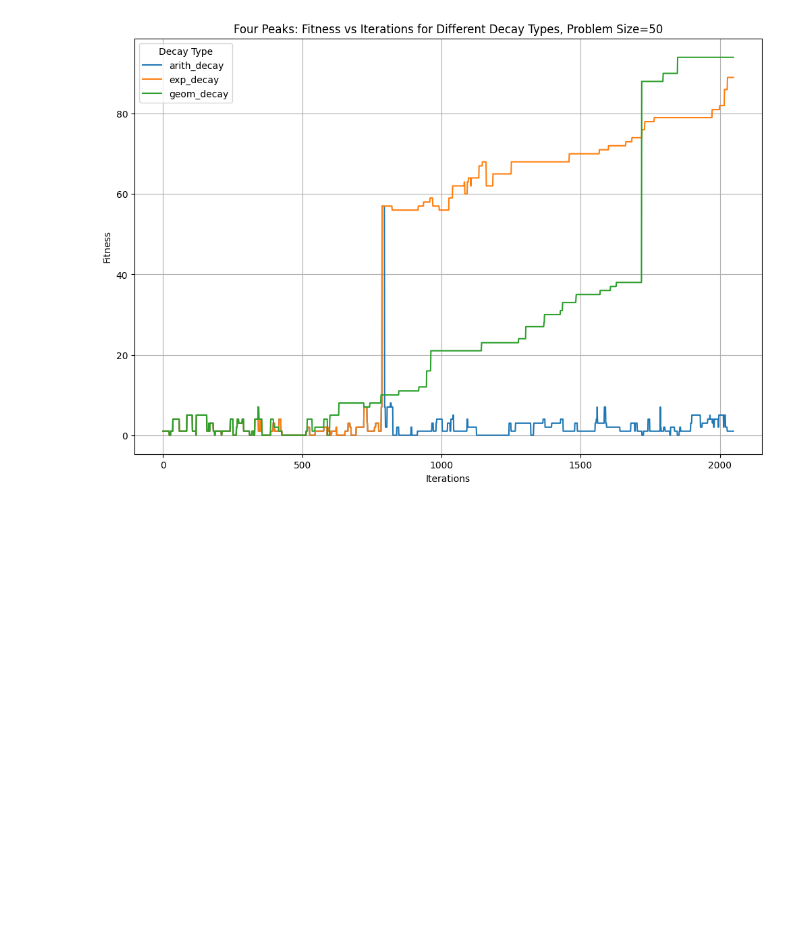
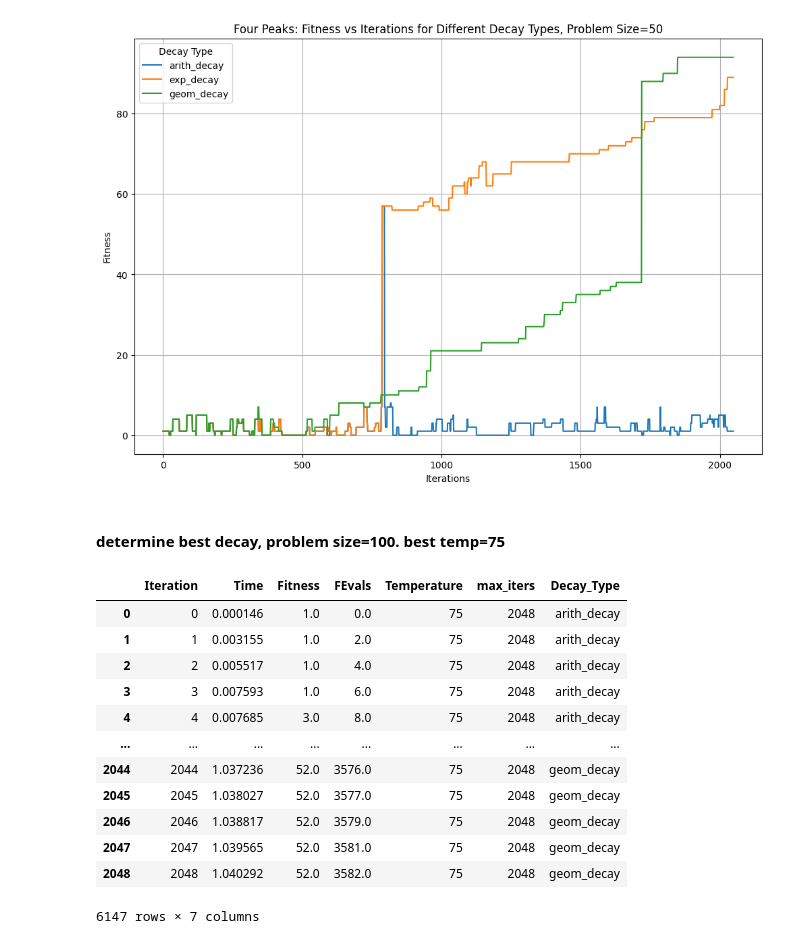
Before and after one commit to melodyyu/cs7641-a2-optimization, a Jupyter notebook: 4peaks_optimization.ipynb, the cells around one changed output. Cells and saved outputs as stored; diff of their text form; code cells hidden in the pictures; blank space fills up the shorter version.

```diff
--- a/4peaks_optimization.ipynb
+++ b/4peaks_optimization.ipynb
@@ -926,3 +926,52 @@ plt.grid(True)
 plt.show()
 # %% [output]
 [figure]
+# %% [markdown]
+#### determine best decay, problem size=100. best temp=75
+# %%
+for decay_name, decay_class in decay_types.items():
+    sa_runner = mlrose_hiive.SARunner(
+        problem=fourpeaks_problem_100,
+        experiment_name=f"SA_4peaks_Experiment_{decay_name}",
+        output_directory=None,
+        seed=55,
+        iteration_list=2**np.arange(12),
+        max_attempts=200,
+        temperature_list=[75],
+        decay_list=[decay_class]
+    )
+
+    # Run the experiment
+    sa_run_stats, sa_run_curves = sa_runner.run()
+
+    # Add decay type to the results
+    sa_run_stats['Decay_Type'] = decay_name
+    sa_run_curves['Decay_Type'] = decay_name
+
+    # Append to the list of all results
+    all_run_stats.append(sa_run_stats)
+    all_run_curves.append(sa_run_curves)
+
+# Concatenate all results
+combined_run_stats = pd.concat(all_run_stats)
+combined_run_curves = pd.concat(all_run_curves)
+
+# Save combined results to CSV
+combined_run_stats.to_csv('sa_4peaks_size100_decay_combined_stats.csv', index=False)
+combined_run_curves.to_csv('sa_4peaks_size100_decay_combined_curves.csv', index=False)
+# %%
+combined_run_curves
+# %% [output]
+|  | Iteration | Time | Fitness | FEvals | Temperature | max_iters | Decay_Type |
+| 0 | 0 | 0.000146 | 1.0 | 0.0 | 75 | 2048 | arith_decay |
+| 1 | 1 | 0.003155 | 1.0 | 2.0 | 75 | 2048 | arith_decay |
+| 2 | 2 | 0.005517 | 1.0 | 4.0 | 75 | 2048 | arith_decay |
+| 3 | 3 | 0.007593 | 1.0 | 6.0 | 75 | 2048 | arith_decay |
+| 4 | 4 | 0.007685 | 3.0 | 8.0 | 75 | 2048 | arith_decay |
+| ... | ... | ... | ... | ... | ... | ... | ... |
+| 2044 | 2044 | 1.037236 | 52.0 | 3576.0 | 75 | 2048 | geom_decay |
+| 2045 | 2045 | 1.038027 | 52.0 | 3577.0 | 75 | 2048 | geom_decay |
+| 2046 | 2046 | 1.038817 | 52.0 | 3579.0 | 75 | 2048 | geom_decay |
+| 2047 | 2047 | 1.039565 | 52.0 | 3581.0 | 75 | 2048 | geom_decay |
+| 2048 | 2048 | 1.040292 | 52.0 | 3582.0 | 75 | 2048 | geom_decay |
+6147 rows × 7 columns
```
Also changed, not shown: parts of 9 cells of this notebook.
